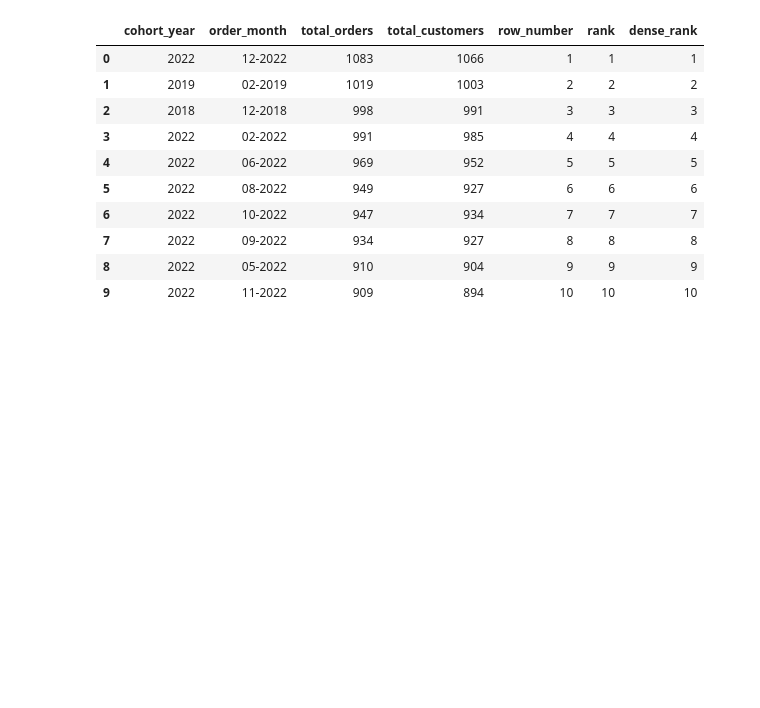
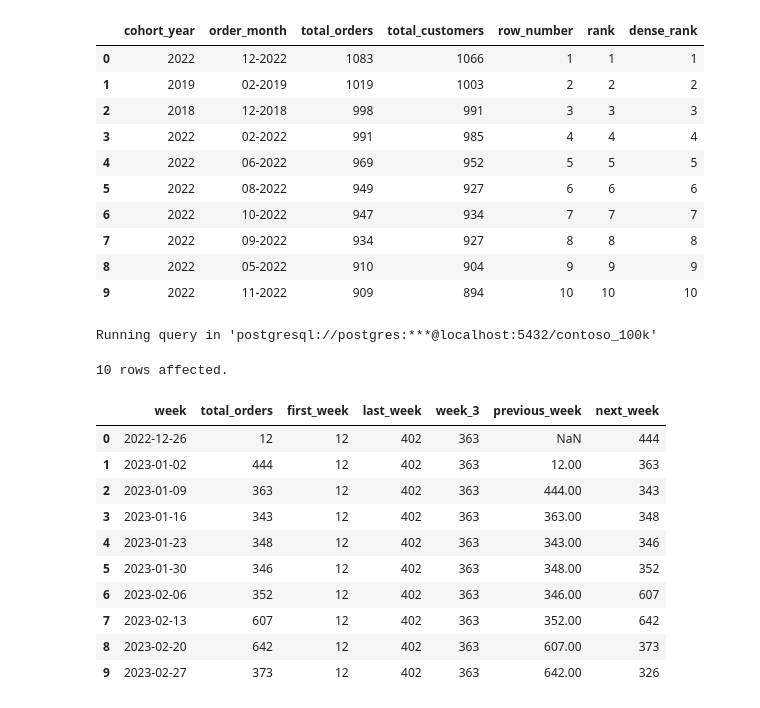
Before and after one commit to Du6eniuk/Du6eniuk, a Jupyter notebook: 0_Intro/2_Colab_Notebooks.ipynb, the cells around one changed output. Saved outputs shown, nothing was run; the diff lists cells and outputs as text; code cells hidden in the pictures; blank space fills up the shorter version.

```diff
--- a/0_Intro/2_Colab_Notebooks.ipynb
+++ b/0_Intro/2_Colab_Notebooks.ipynb
@@ -1464,3 +1462,39 @@ Running query in 'postgresql://postgres:***@localhost:5432/contoso_100k'
 | 7 | 2022 | 09-2022 | 934 | 927 | 8 | 8 | 8 |
 | 8 | 2022 | 05-2022 | 910 | 904 | 9 | 9 | 9 |
 | 9 | 2022 | 11-2022 | 909 | 894 | 10 | 10 | 10 |
+# %%
+# Weekly Order Analysis (3.4.1) - Problem
+# Analyze weekly order trends for the year 2023 and compare each week’s performance to other key weeks. This helps identify patterns and fluctuations in weekly activity.
+%%sql
+
+WITH weekly_orders AS (
+SELECT
+  DATE_TRUNC('week', orderdate)::DATE AS week,
+  COUNT(DISTINCT orderkey) AS total_orders
+FROM sales
+WHERE EXTRACT(YEAR FROM orderdate) = 2023
+GROUP BY 1
+)
+
+SELECT *,
+FIRST_VALUE(total_orders) OVER(ORDER BY week) AS first_week,
+LAST_VALUE(total_orders) OVER(ORDER BY week RANGE BETWEEN CURRENT ROW AND UNBOUNDED FOLLOWING) AS last_week,
+NTH_VALUE(total_orders, 3) OVER(ORDER BY week RANGE BETWEEN UNBOUNDED PRECEDING AND UNBOUNDED FOLLOWING) AS week_3,
+LAG(total_orders) OVER(ORDER BY week) AS previous_week,
+LEAD(total_orders) OVER(ORDER BY week) AS next_week
+FROM weekly_orders
+LIMIT 10
+# %% [output]
+Running query in 'postgresql://postgres:***@localhost:5432/contoso_100k'
+10 rows affected.
+|  | week | total_orders | first_week | last_week | week_3 | previous_week | next_week |
+| 0 | 2022-12-26 | 12 | 12 | 402 | 363 | NaN | 444 |
+| 1 | 2023-01-02 | 444 | 12 | 402 | 363 | 12.00 | 363 |
+| 2 | 2023-01-09 | 363 | 12 | 402 | 363 | 444.00 | 343 |
+| 3 | 2023-01-16 | 343 | 12 | 402 | 363 | 363.00 | 348 |
+| 4 | 2023-01-23 | 348 | 12 | 402 | 363 | 343.00 | 346 |
+| 5 | 2023-01-30 | 346 | 12 | 402 | 363 | 348.00 | 352 |
+| 6 | 2023-02-06 | 352 | 12 | 402 | 363 | 346.00 | 607 |
+| 7 | 2023-02-13 | 607 | 12 | 402 | 363 | 352.00 | 642 |
+| 8 | 2023-02-20 | 642 | 12 | 402 | 363 | 607.00 | 373 |
+| 9 | 2023-02-27 | 373 | 12 | 402 | 363 | 642.00 | 326 |
```
Also changed, not shown: parts of 10 cells of this notebook.
